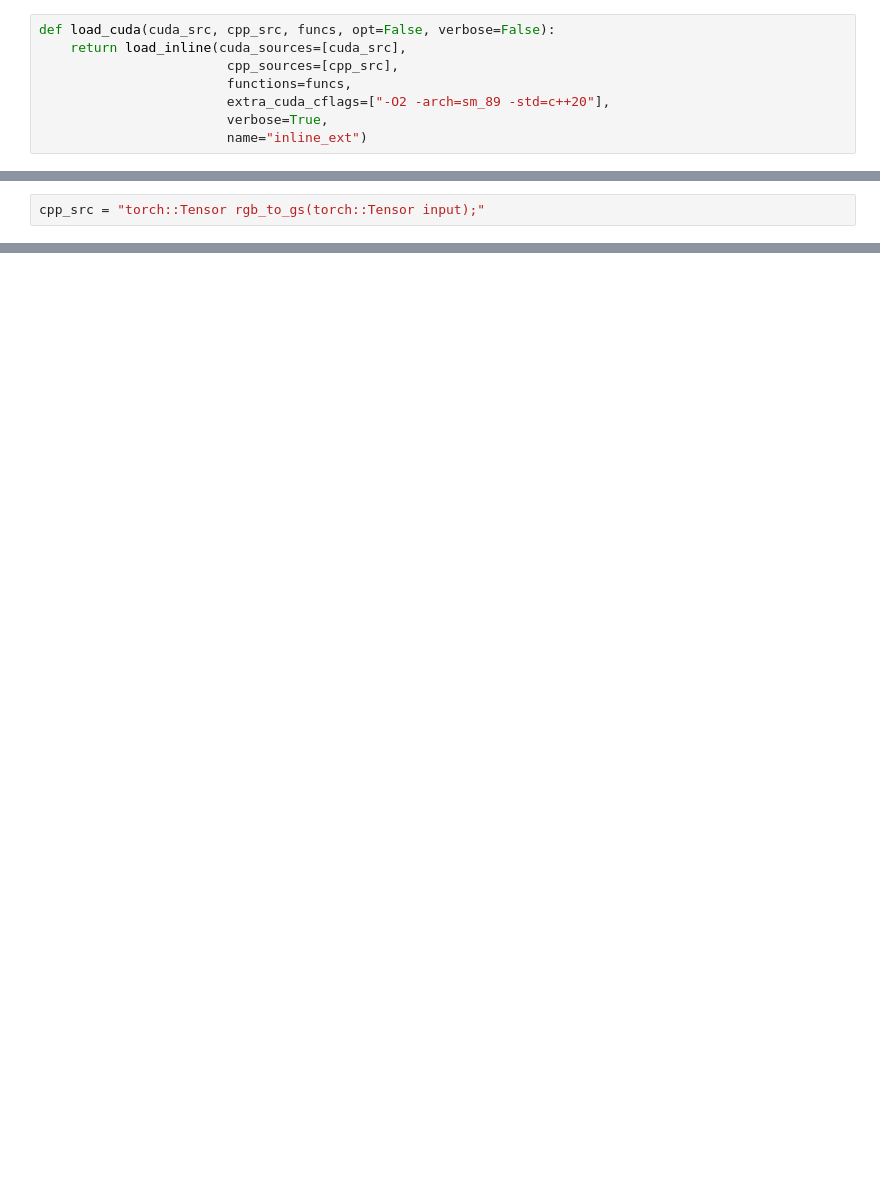
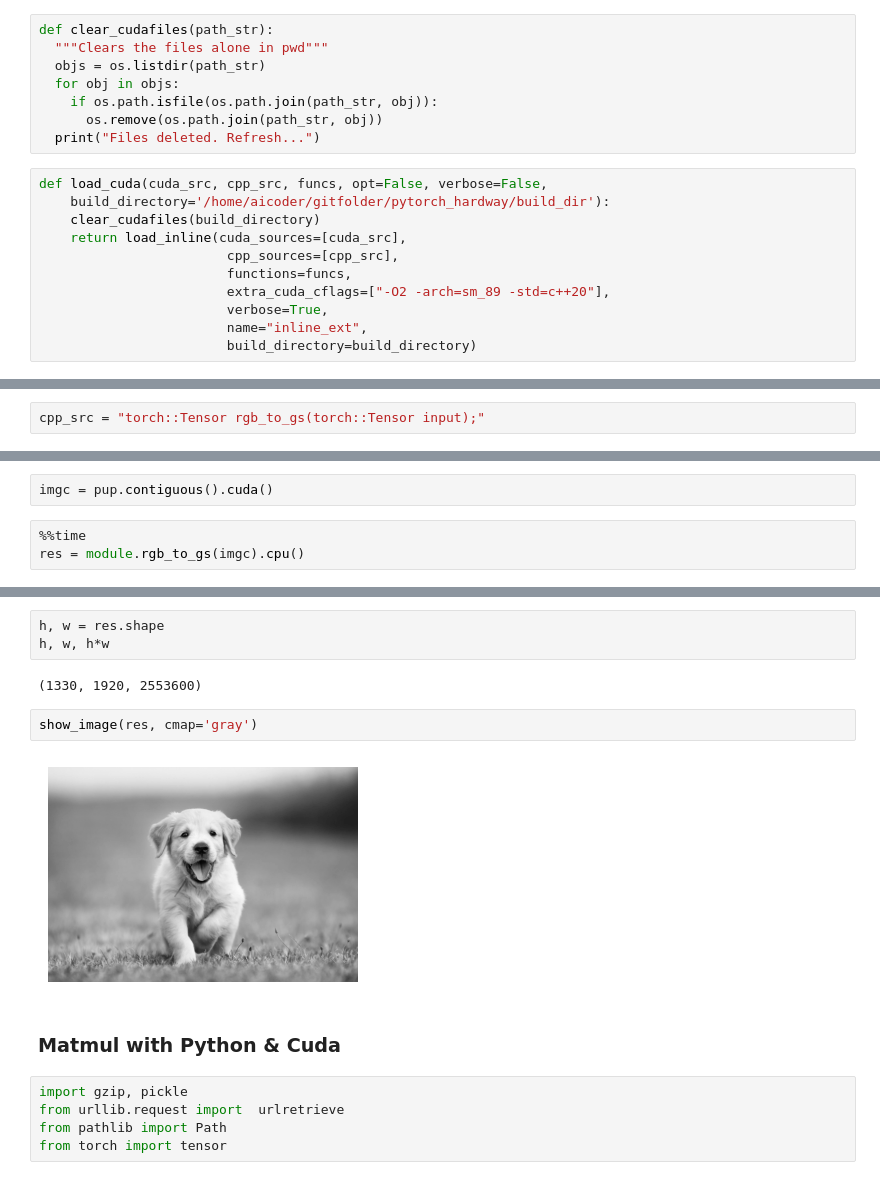
Before and after one commit to Kamalabot/pytorch_hardway, a Jupyter notebook: cudamode_lectures/lecture_003/cudamode_lecture_003.ipynb, the cells around one changed output, grey strips where cells are left out. Saved outputs shown, nothing was run; the diff lists cells and outputs as text; blank space fills up the shorter version.

Commit message:
started matmul

```diff
--- a/cudamode_lectures/lecture_003/cudamode_lecture_003.ipynb
+++ b/cudamode_lectures/lecture_003/cudamode_lecture_003.ipynb
@@ -136,14 +140,25 @@ show_image(img_g, cmap='gray')
 # wurlitzer means pipes,
 # and this ext is used to Capture C-level stdout/stderr
 # pipes in Python via os.dup2.
+# %%
+def clear_cudafiles(path_str):
+  """Clears the files alone in pwd"""
+  objs = os.listdir(path_str)
+  for obj in objs:
+    if os.path.isfile(os.path.join(path_str, obj)):
+      os.remove(os.path.join(path_str, obj))
+  print("Files deleted. Refresh...")
 # %%
-def load_cuda(cuda_src, cpp_src, funcs, opt=False, verbose=False):
+def load_cuda(cuda_src, cpp_src, funcs, opt=False, verbose=False,
+    build_directory='/home/aicoder/gitfolder/pytorch_hardway/build_dir'):
+    clear_cudafiles(build_directory)
     return load_inline(cuda_sources=[cuda_src],
                         cpp_sources=[cpp_src],
                         functions=funcs,
                         extra_cuda_cflags=["-O2 -arch=sm_89 -std=c++20"],
                         verbose=True,
-                        name="inline_ext")
+                        name="inline_ext",
+                        build_directory=build_directory)
 # %%
 cuda_first = r"""
 #include <torch/extension.h>
@@ -204,0 +242,5 @@ module = load_cuda(cuda_src, cpp_src, ['rgb_to_gs'], verbose=True)
+# %%
+imgc = pup.contiguous().cuda()
+# %%
+%%time
+res = module.rgb_to_gs(imgc).cpu()
@@ -204,0 +250,16 @@ module = load_cuda(cuda_src, cpp_src, ['rgb_to_gs'], verbose=True)
+# %%
+h, w = res.shape
+h, w, h*w
+# %% [output]
+(1330, 1920, 2553600)
+# %%
+show_image(res, cmap='gray')
+# %% [output]
+[figure, added]
+# %% [markdown]
+### Matmul with Python & Cuda
+# %%
+import gzip, pickle
+from urllib.request import  urlretrieve
+from pathlib import Path
+from torch import tensor
```
Also changed, not shown: parts of 12 cells of this notebook, 3 other files.
